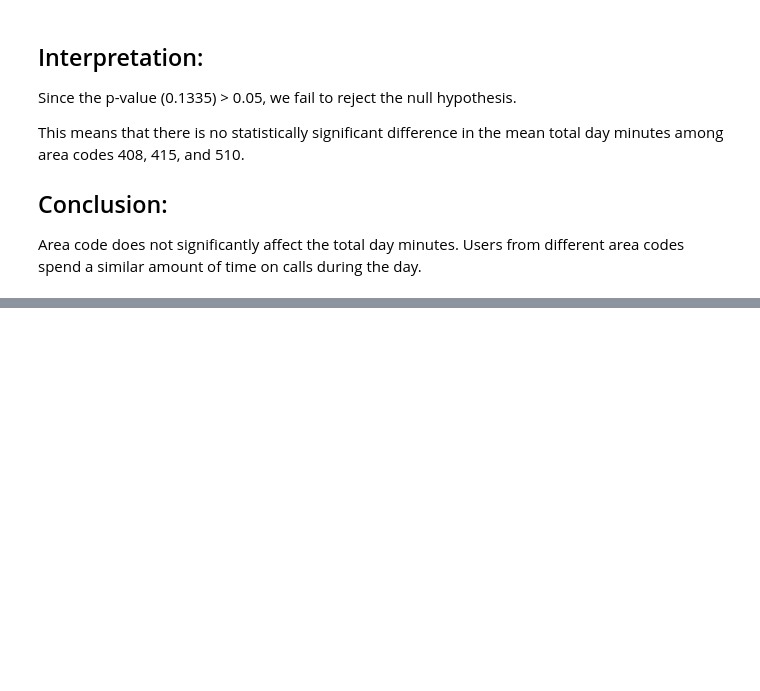
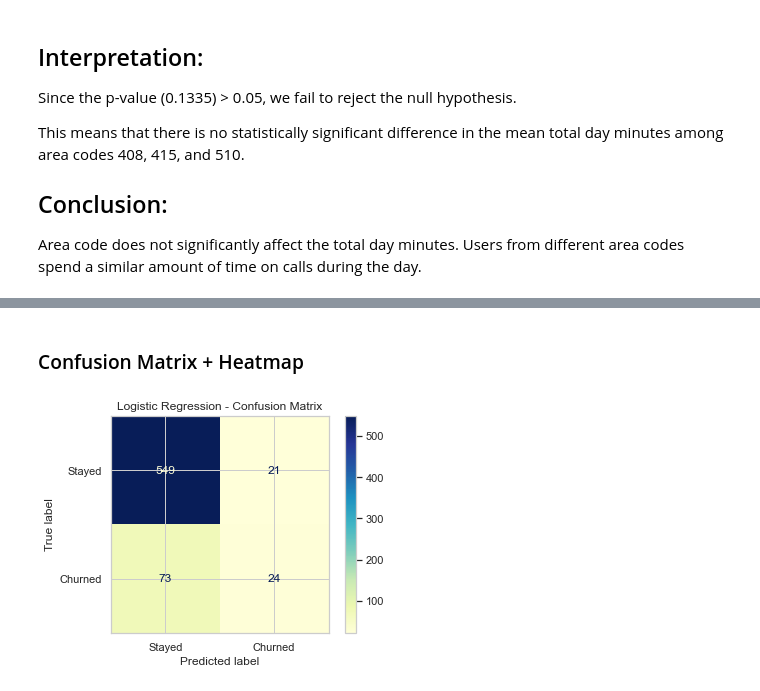
Before and after one commit to Lndanu/Customer-Churn-Intelligence, a Jupyter notebook: notebooks/Customer Churn .ipynb, the cells around one changed output, grey strips where cells are left out. Cells and saved outputs as stored; diff of their text form; code cells hidden in the pictures; blank space fills up the shorter version.

Commit message:
Add Machine Learning models.

```diff
--- a/notebooks/Customer Churn .ipynb
+++ b/notebooks/Customer Churn .ipynb
@@ -731,0 +806,19 @@ Area code does not significantly affect the total day minutes. Users from differ
+# %%
+from sklearn.linear_model import LogisticRegression
+from sklearn.pipeline import Pipeline
+from sklearn.metrics import classification_report, confusion_matrix, ConfusionMatrixDisplay, roc_curve, auc
+import matplotlib.pyplot as plt
+import seaborn as sns
+
+# Create pipeline
+logreg_pipeline = Pipeline(steps=[
+    ('preprocessor', preprocessor),
+    ('classifier', LogisticRegression(max_iter=1000, random_state=42))
+])
+
+# Train the model
+logreg_pipeline.fit(X_train, y_train)
+
+# Predict
+y_pred = logreg_pipeline.predict(X_test)
+y_proba = logreg_pipeline.predict_proba(X_test)[:, 1]  # probabilities for ROC
@@ -731,0 +839,10 @@ Area code does not significantly affect the total day minutes. Users from differ
+# %% [markdown]
+### Confusion Matrix + Heatmap
+# %%
+cm = confusion_matrix(y_test, y_pred)
+disp = ConfusionMatrixDisplay(confusion_matrix=cm, display_labels=["Stayed", "Churned"])
+disp.plot(cmap="YlGnBu")
+plt.title("Logistic Regression - Confusion Matrix")
+plt.show()
+# %% [output]
+[figure, added]
```
Also changed, not shown: parts of 27 cells of this notebook.
